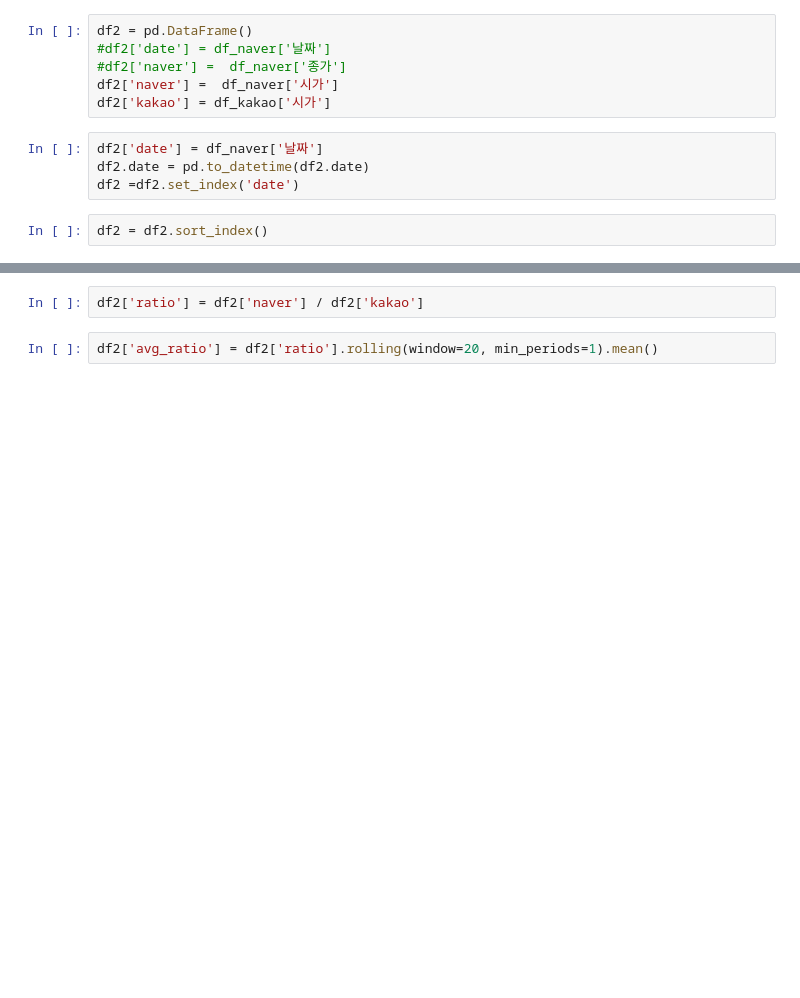
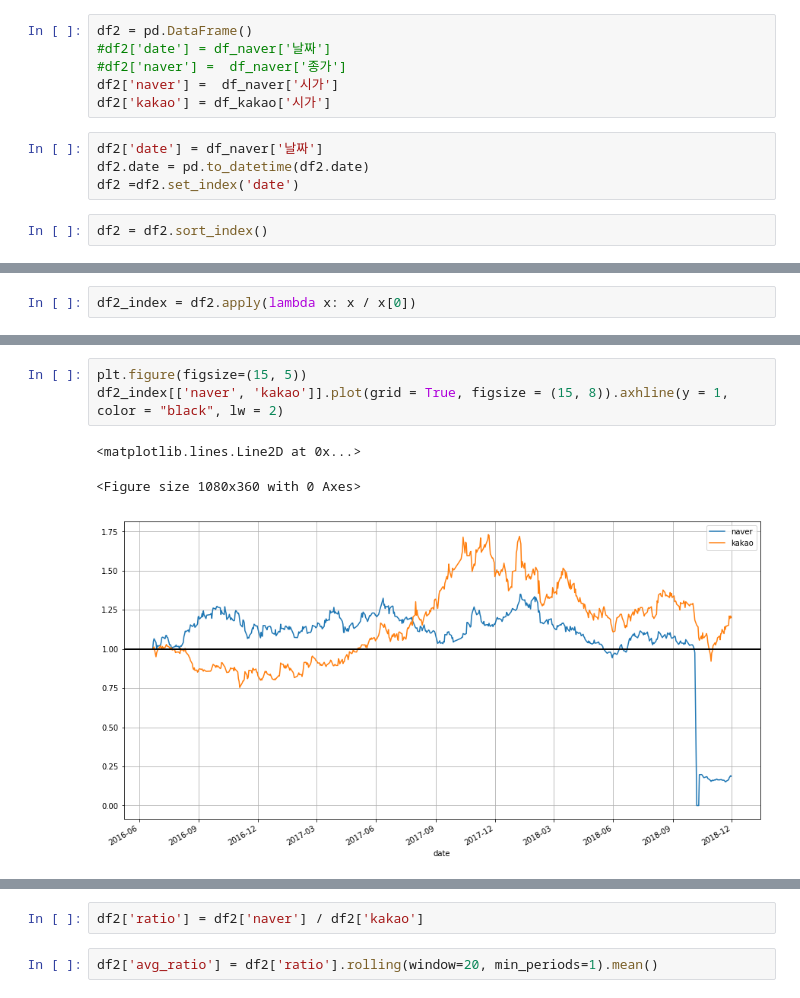
Before and after one commit to GoetheLee/WebCrawlerStudy, a Jupyter notebook: Etrade/get_stock_price.ipynb, the cells around one changed output, grey strips where cells are left out. Drawn from its saved outputs; the diff is of its cells as text; blank space fills up the shorter version.

```diff
--- a/Etrade/get_stock_price.ipynb
+++ b/Etrade/get_stock_price.ipynb
@@ -119,0 +112,2 @@ df2.head(3)
+# %%
+df2_index = df2.apply(lambda x: x / x[0])
@@ -119,0 +122,7 @@ df2.head(3)
+# %%
+plt.figure(figsize=(15, 5))
+df2_index[['naver', 'kakao']].plot(grid = True, figsize = (15, 8)).axhline(y = 1, color = "black", lw = 2)
+# %% [output]
+<matplotlib.lines.Line2D at 0x...>
+<Figure size 1080x360 with 0 Axes>
+[figure, added]
```
Also changed, not shown: parts of 13 cells of this notebook, 2 other files.
